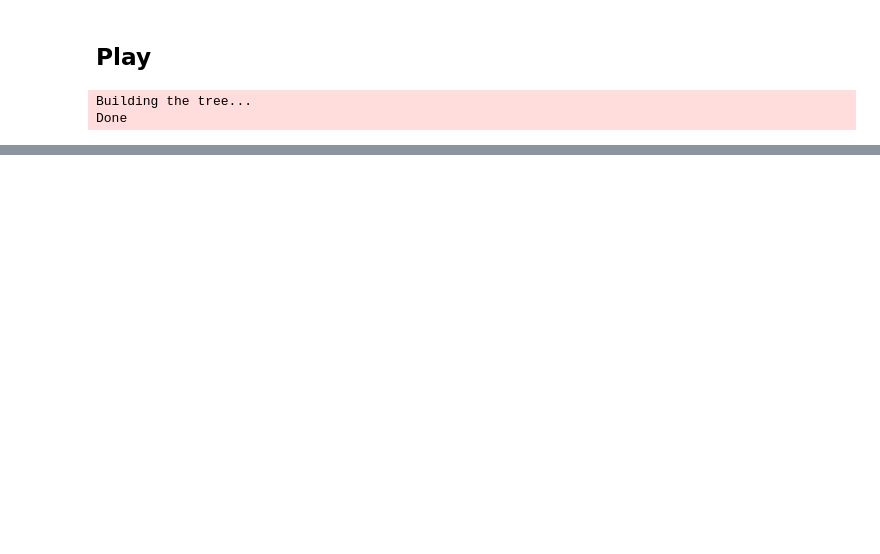
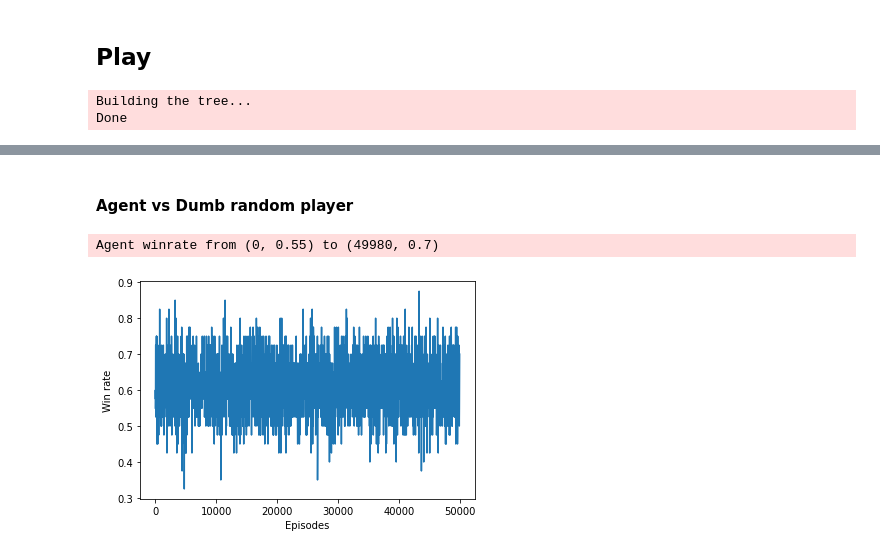
Before and after one commit to LuigiFederico/Computational-Intelligence, a Jupyter notebook: lab3/lab3_task4.ipynb, the cells around one changed output, grey strips where cells are left out. Drawn from its saved outputs; the diff is of its cells as text; code cells hidden in the pictures; blank space fills up the shorter version.

```diff
--- a/lab3/lab3_task4.ipynb
+++ b/lab3/lab3_task4.ipynb
@@ -249,0 +316,10 @@ Done
+# %% [markdown]
+#### Agent vs Dumb random player
+# %%
+opponent = opponents[2]
+log_lv1 = RL_nim(nim, game_tree, agent, opponent=opponent, episodes=50000, alternate_turns=False)
+logging.info(f'Agent winrate from {log_lv1[0]} to {log_lv1[len(log_lv1)-1]} ')
+plot_agent_winrates(log_lv1)
+# %% [output]
+Agent winrate from (0, 0.55) to (49980, 0.7)
+[figure, added]
```
Also changed, not shown: parts of 21 cells of this notebook, 1 other file.
